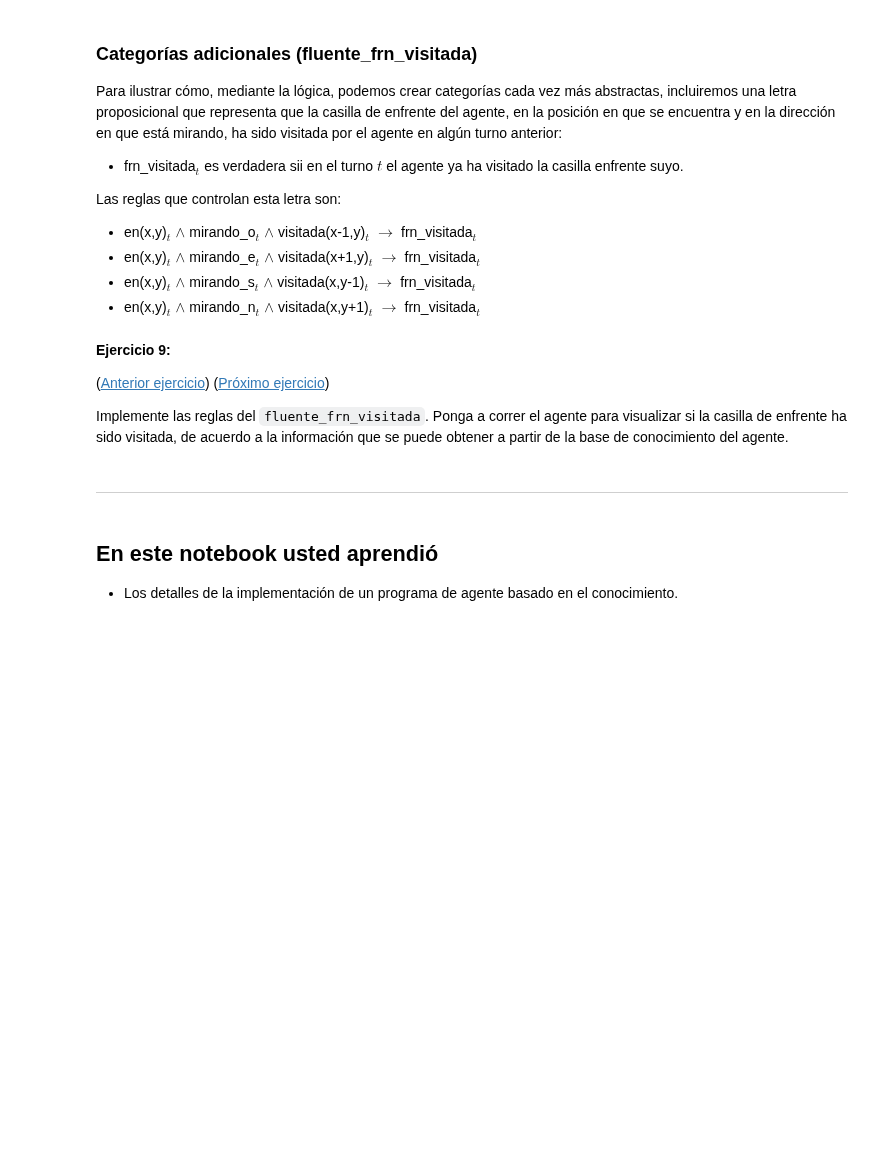
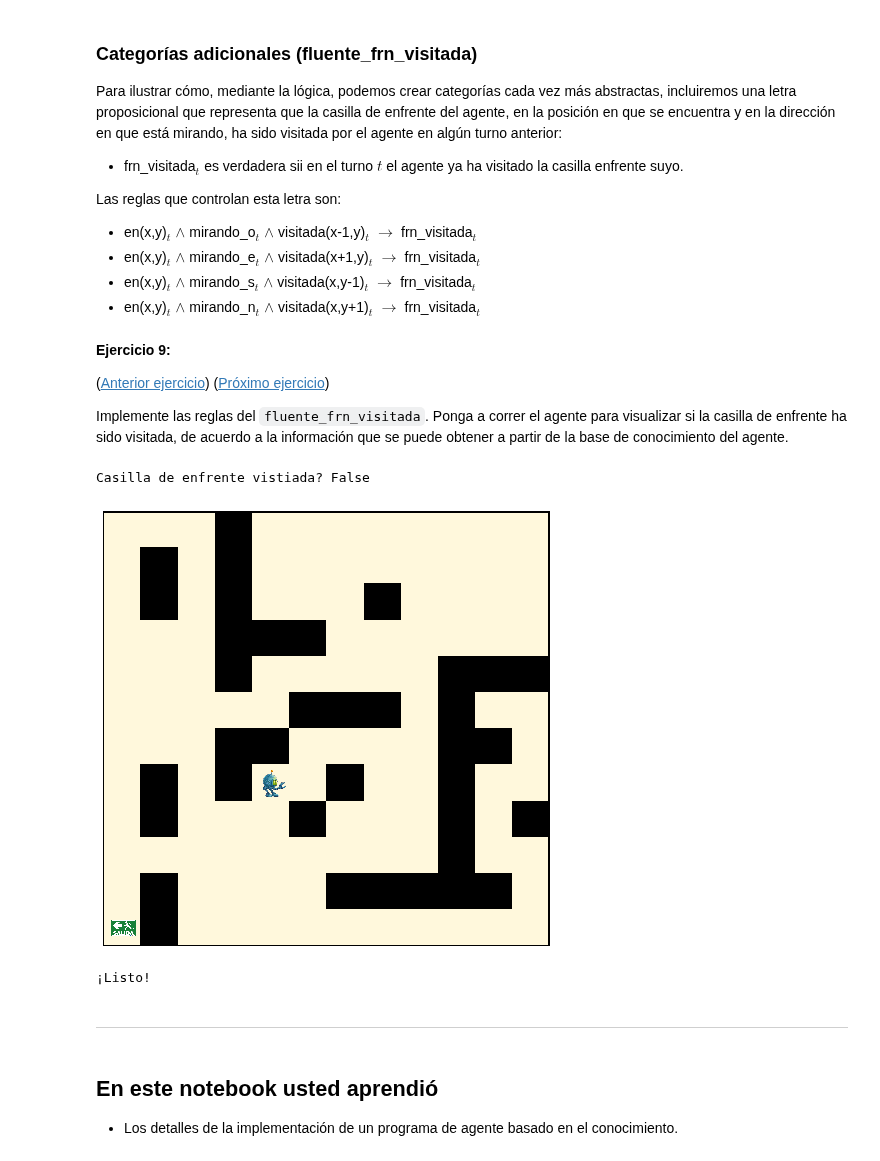
Before and after one commit to DaveAlsina/6toSemestre, a Jupyter notebook: ia/taller/notebook6/kb-agent.ipynb, the cells around one changed output. Saved outputs shown, nothing was run; the diff lists cells and outputs as text; code cells hidden in the pictures; blank space fills up the shorter version.

```diff
--- a/ia/taller/notebook6/kb-agent.ipynb
+++ b/ia/taller/notebook6/kb-agent.ipynb
@@ -1042,15 +1044,16 @@ from agentes import *
 import pandas as pd
 from matplotlib import pyplot as plt
 
-num_sim = 1000
-max_iter = 60
+num_sim = 500
+max_iter = 100
 resultados = []
+prob = 0.3
 
 for _ in range(num_sim):
     resultado = 0
     inicial = (11,11)
     mirando = 'oeste'
-    lab = Laberinto(pos_inicial=inicial, laberinto=lab_aleatorio(p=0.3))
+    lab = Laberinto(pos_inicial=inicial, laberinto=lab_aleatorio(p=prob))
     agente = Agente()
 
     agente.loc = inicial # <= Ajustamos el atributo del agente a la posición inicial
@@ -1060,17 +1063,28 @@ for _ in range(num_sim):
     agente.estimar_estado()
 
     for _ in range(max_iter):
+
+        #clear_output(wait=True)
+        #lab.pintar()
+        #sleep(1)
+
         try:
             a = agente.reaccionar()
             lab.transicion(a)
-            agente.nueva_posicion()
-            agente.nueva_direccion()
-            agente.perceptos = lab.para_sentidos()
-            agente.estimar_estado
-            if lab.test_objetivo():
-                resultados.append(1)
-                break
+
+            if lab.activo:
+                agente.nueva_posicion() # <= incluimos una consulta para encontrar la posición actual
+                agente.nueva_direccion() # <= incluimos una consulta para encontrar la dirección actual
+                agente.perceptos = lab.para_sentidos()
+                agente.estimar_estado() # <= estimamos el estado actual, dejando sólo
+                                        # los átomos de los dos últimos turnos y las
+                                        # reglas del turno actual
+
+                if lab.test_objetivo():
+                    resultados.append(1)
+                    break
 
         except:
+            #print(e)
             resultados.append(0)
             break
@@ -1117,33 +1155,38 @@ from time import sleep
 from IPython.display import clear_output
 import matplotlib.pyplot as plt
 from agentes import *
 
 inicial = (3,3)
 mirando = 'este'
 lab = Laberinto(pos_inicial=inicial, dir_agente=mirando)
 agente = Agente()
 agente.loc = inicial # <= Ajustamos el atributo del agente a la posición inicial
 formulas = agente.posicion_inicial(mirando[0])
 agente.base = LPQuery(formulas)
 agente.perceptos = lab.para_sentidos()
 agente.estimar_estado()
 
 for i in range(25):
     clear_output(wait=True)
+    sleep(0.5)
     print('Casilla de enfrente vistiada?', ASK(f'frn_visitada_{agente.turno}','success',agente.base))
     lab.pintar()
     a = agente.reaccionar()
     lab.transicion(a)
     if lab.activo:
         agente.nueva_posicion() # <= incluimos una consulta para encontrar la posición actual
         agente.nueva_direccion() # <= incluimos una consulta para encontrar la dirección actual
         agente.perceptos = lab.para_sentidos()
         agente.estimar_estado() # <= estimamos el estado actual, dejando sólo
                                 # los átomos de los dos últimos turnos y las
                                 # reglas del turno actual
     else:
         break
 print('¡Listo!')
+# %% [output]
+Casilla de enfrente vistiada? False
+[figure, added]
+¡Listo!
 # %% [markdown]
 ---
 # %% [markdown]
```
Also changed, not shown: parts of 6 cells of this notebook.
